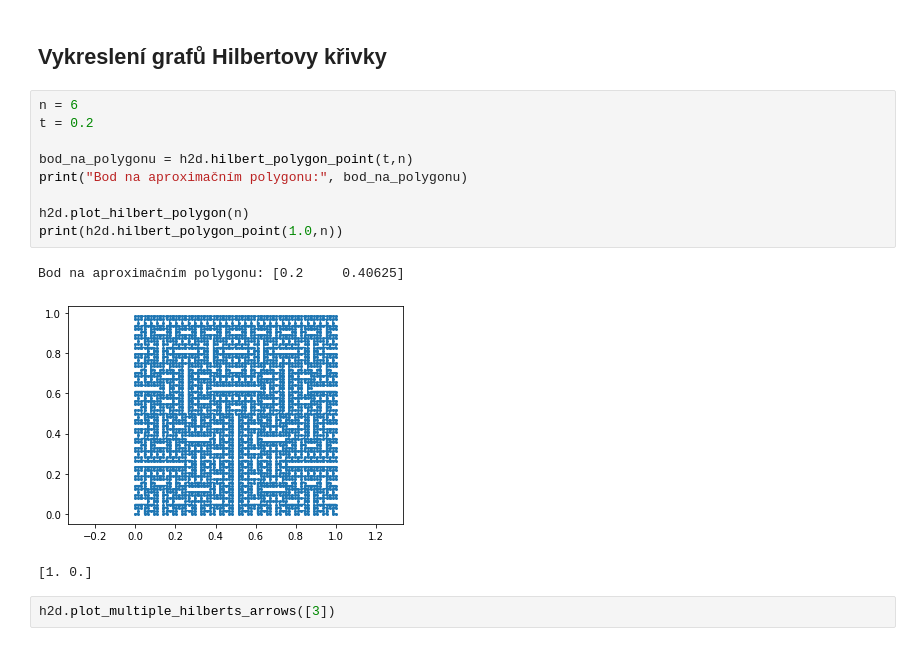
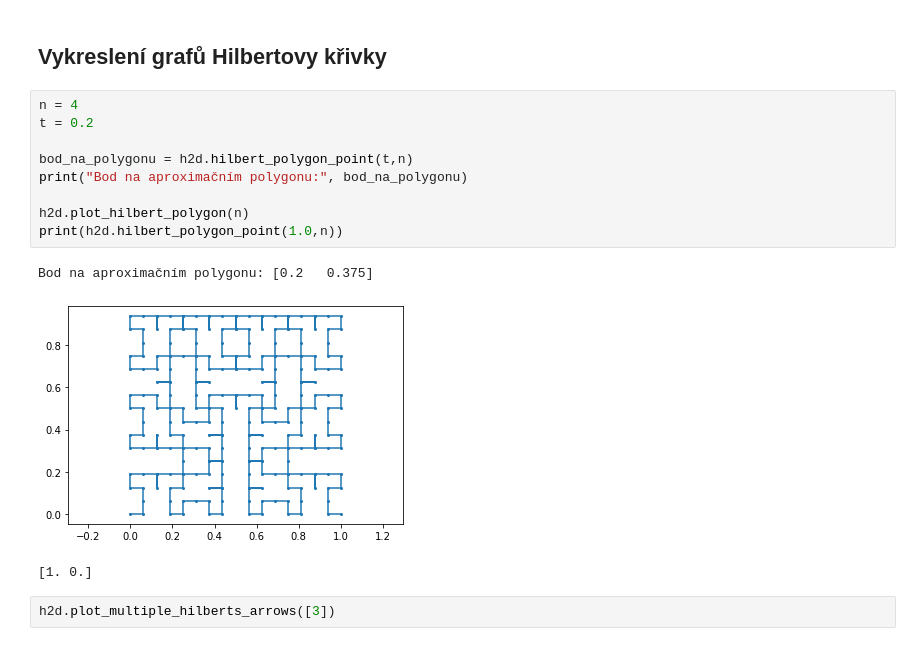
Before and after one commit to NIE0087/BP---prostor-vyplnujici-krivky, a Jupyter notebook: example.ipynb, the cells around one changed output. Saved outputs shown, nothing was run; the diff lists cells and outputs as text.

```diff
--- a/example.ipynb
+++ b/example.ipynb
@@ -181,17 +296,17 @@ Iterace hilbertovy křivky: 10
 # %% [markdown]
 ## Vykreslení grafů Hilbertovy křivky
 # %%
-n = 6
+n = 4
 t = 0.2
 
 bod_na_polygonu = h2d.hilbert_polygon_point(t,n)
 print("Bod na aproximačním polygonu:", bod_na_polygonu)
 
 h2d.plot_hilbert_polygon(n)
 print(h2d.hilbert_polygon_point(1.0,n))
 # %% [output]
-Bod na aproximačním polygonu: [0.2     0.40625]
+Bod na aproximačním polygonu: [0.2   0.375]
-[figure, old version]
+[figure, new version]
 [1. 0.]
 # %%
 h2d.plot_multiple_hilberts_arrows([3])
```
Also changed, not shown: parts of 10 cells of this notebook, 2 other files.
